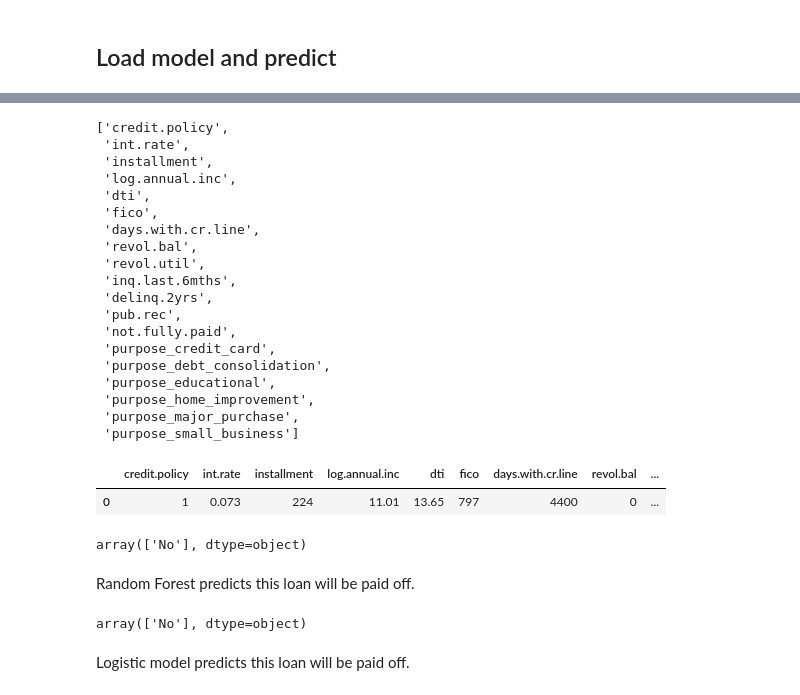
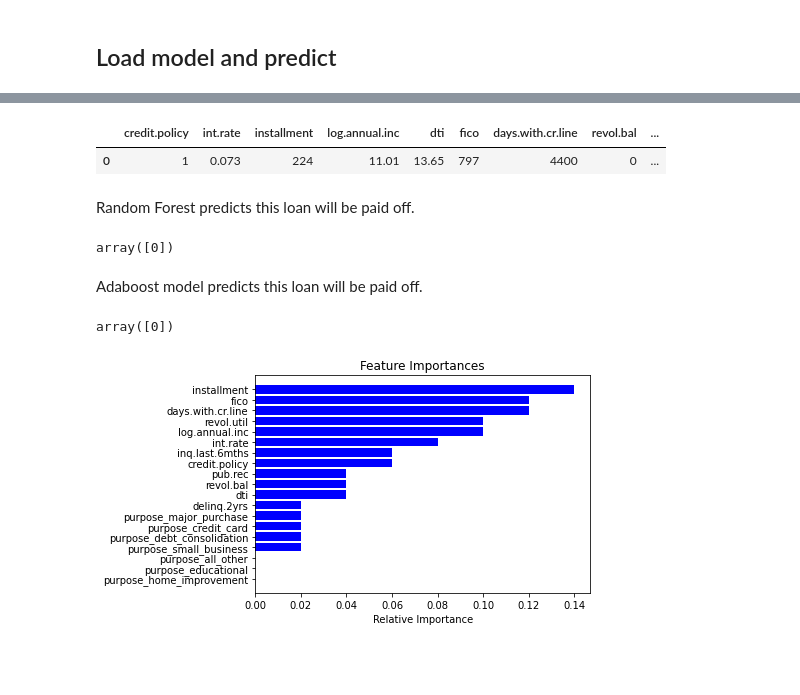
Before and after one commit to taylorec/LoanApp_Streamlit, a Jupyter notebook: Loan_Data_SupervisedClassification.ipynb, the cells around one changed output, grey strips where cells are left out. Cells and saved outputs as stored; diff of their text form; code cells hidden in the pictures; blank space fills up the shorter version.

```diff
--- a/Loan_Data_SupervisedClassification.ipynb
+++ b/Loan_Data_SupervisedClassification.ipynb
@@ -337,39 +432,18 @@ import joblib
 import pandas as pd
 import numpy as np
 # %%
-# Load the model
-loaded_rfc = joblib.load('/content/drive/MyDrive/Projects/College_SupervisedClassification/rfc.joblib')
-
-# Load the model
-loaded_lr = joblib.load('/content/drive/MyDrive/Projects/College_SupervisedClassification/logmodel.joblib')
+# Load the models
+loaded_rfc = joblib.load('/content/drive/MyDrive/Projects/Loan_Data_SupervisedClassification/rfc.joblib')
+loaded_abc = joblib.load('/content/drive/MyDrive/Projects/Loan_Data_SupervisedClassification/abc.joblib')
+loaded_lr = joblib.load('/content/drive/MyDrive/Projects/Loan_Data_SupervisedClassification/logmodel.joblib')
 # %%
 columns = ['credit.policy', 'int.rate', 'installment', 'log.annual.inc', 'dti',
        'fico', 'days.with.cr.line', 'revol.bal', 'revol.util',
-       'inq.last.6mths', 'delinq.2yrs', 'pub.rec', 'not.fully.paid',
-       'purpose_credit_card', 'purpose_debt_consolidation',
-       'purpose_educational', 'purpose_home_improvement',
-       'purpose_major_purchase', 'purpose_small_business']
-columns
+       'inq.last.6mths', 'delinq.2yrs', 'pub.rec',
+       'purpose_all_other', 'purpose_credit_card',
+       'purpose_debt_consolidation', 'purpose_educational',
+       'purpose_home_improvement', 'purpose_major_purchase',
+       'purpose_small_business']
-# %% [output]
-['credit.policy',
- 'int.rate',
- 'installment',
- 'log.annual.inc',
- 'dti',
- 'fico',
- 'days.with.cr.line',
- 'revol.bal',
- 'revol.util',
- 'inq.last.6mths',
- 'delinq.2yrs',
- 'pub.rec',
- 'not.fully.paid',
- 'purpose_credit_card',
- 'purpose_debt_consolidation',
- 'purpose_educational',
- 'purpose_home_improvement',
- 'purpose_major_purchase',
- 'purpose_small_business']
 # %%
 new_app = pd.DataFrame([[1, 0.073, 224, 11.01, 13.65, 797, 4400, 0, 0.3, 0, 0, 0, 0, 0, 0, 0, 1, 0, 0]], columns=columns)
 # %%
@@ -377,17 +451,30 @@ new_app
 # %% [output]
 |  | credit.policy | int.rate | installment | log.annual.inc | dti | fico | days.with.cr.line | revol.bal | ... |
 | 0 | 1 | 0.073 | 224 | 11.01 | 13.65 | 797 | 4400 | 0 | ... |
-# %%
-# Drop the y variable and first dummy variable for prediction
-new_app = new_app.drop(['not.fully.paid', 'purpose_credit_card'],axis=1)
-loaded_rfc.predict(new_app)
-# %% [output]
-array(['No'], dtype=object)
 # %% [markdown]
 Random Forest predicts this loan will be paid off.
 # %%
 loaded_lr.predict(new_app)
 # %% [output]
-array(['No'], dtype=object)
+array([0])
 # %% [markdown]
-Logistic model predicts this loan will be paid off.
+Adaboost model predicts this loan will be paid off.
+# %%
+loaded_abc.predict(new_app)
+# %% [output]
+array([0])
+# %%
+importances = loaded_abc.feature_importances_
+
+indices = np.argsort(importances)
+
+Features = new_app.columns
+
+import matplotlib.pyplot as plt
+plt.title('Feature Importances')
+plt.barh(range(len(indices)), importances[indices], color='b', align='center')
+plt.yticks(range(len(indices)), [Features[i] for i in indices])
+plt.xlabel('Relative Importance')
+plt.show()
+# %% [output]
+[figure, added]
```
Also changed, not shown: parts of 28 cells of this notebook, 2 other files.
